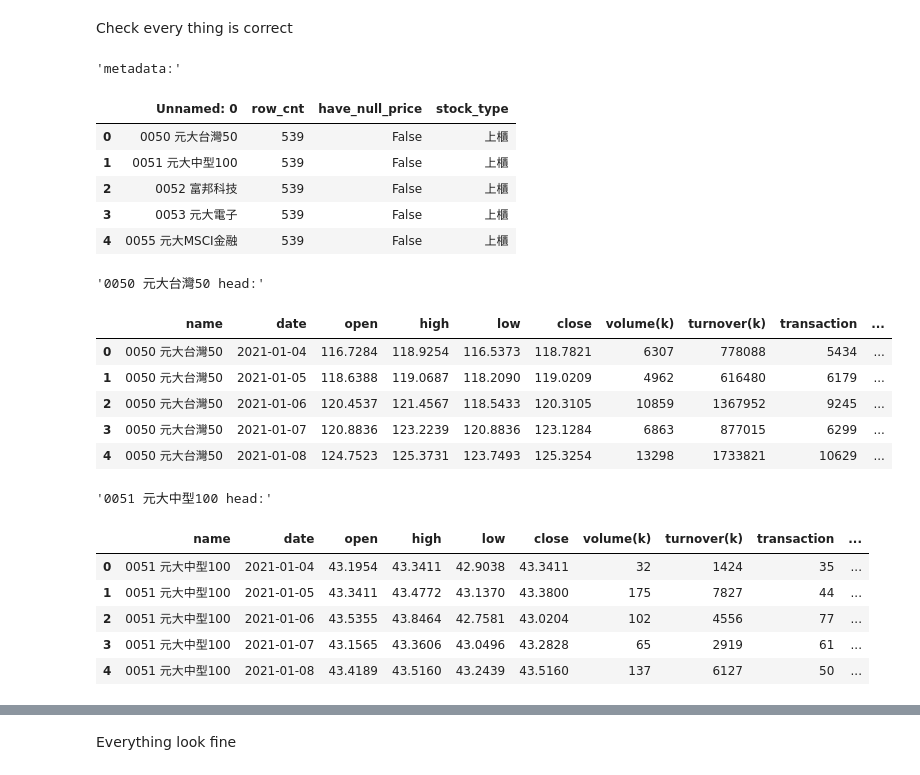
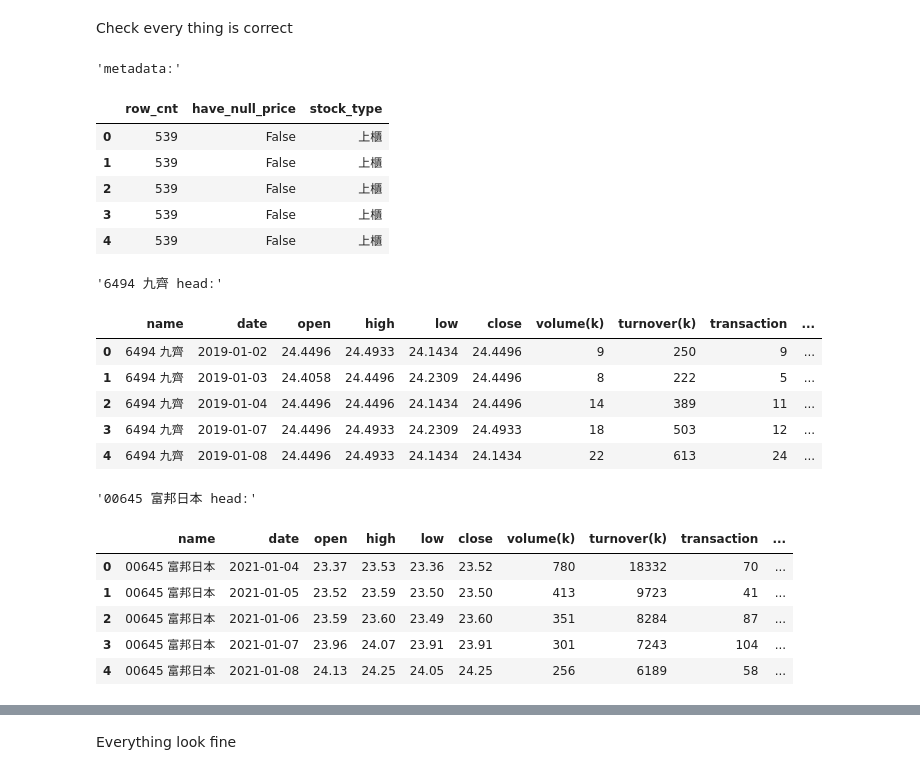
Before and after one commit to easonyu0203/2023-2-data-analyze-midterm, a Jupyter notebook: organize/organize_stock_data.ipynb, the cells around one changed output, grey strips where cells are left out. Saved outputs shown, nothing was run; the diff lists cells and outputs as text; code cells hidden in the pictures.

Commit message:
feat: change store in csv from excel

```diff
--- a/Organize_stock_dataset.ipynb
+++ b/organize/organize_stock_data.ipynb
@@ -12,9 +20,9 @@ from tqdm import tqdm
 # Configuration
 # %%
 DATA_DIR = "./bda2023_mid_dataset"
-ORGANIZED_DATASET_DIR = "./organized_dataset"
+STOCKS_DIR = "./organized_data/stocks"
+METADATA_PATH = "./organized_data/stock_metadata.csv"
 RAW_DATASET_NAME = 'stock_data_2019-2023.xlsx'
-ORGANIZED_DATASET_NAME = "stocks.xlsx"
 RENAMED_COLUMNS = [
     'name', 'date', 'open', 'high', 'low', 'close', 'volume(k)', 'turnover(k)', 'transaction', 'outstanding(k)', 'pe', 'pb'
 ]
@@ -178,8 +186,10 @@ stock_metadata_df.head()
 # %% [markdown]
 Save metadata and stock dfs to excel, each df will be a sheet
 # %%
-# save to excel
-with pd.ExcelWriter(Path(ORGANIZED_DATASET_DIR, ORGANIZED_DATASET_NAME)) as writer:
-    stock_metadata_df.to_excel(writer, sheet_name='metadata')
-    for stock_id, df in tqdm(stock_dfs.items()):
-        df.to_excel(writer, sheet_name=stock_id, index=False)
+# save to csv
+os.makedirs(STOCKS_DIR, exist_ok=True)
+metadata_csv_path = Path(METADATA_PATH)
+stock_metadata_df.to_csv(metadata_csv_path, index=False)
+for stock_id, df in tqdm(stock_dfs.items()):
+    csv_file_path = Path(ORGANIZED_DATASET_DIR, f"{stock_id}.csv")
+    df.to_csv(csv_file_path, index=False)
@@ -194,41 +197,39 @@ ValueError: seek of closed file
 Check every thing is correct
 # %%
 # check every thing is correct
-with pd.ExcelFile(Path(ORGANIZED_DATASET_DIR, ORGANIZED_DATASET_NAME)) as excel_file:
-    # get sheet names
-    sheet_names = excel_file.sheet_names
-    # load all sheets
-    dfs = {sheet_name: excel_file.parse(sheet_name) for sheet_name in sheet_names}
-    # check metadata
-    metadata_df = dfs['metadata']
-    display("metadata:")
-    display(metadata_df.head())
+metadata_df = pd.read_csv(Path(METADATA_PATH))
+display("metadata:")
+display(metadata_df.head())
+
+# read all csv in STOCKS_DIR
+dfs = dict()
+for csv_file_path in Path(STOCKS_DIR).glob("*.csv"):
+    stock_id = csv_file_path.stem
+    dfs[stock_id] = pd.read_csv(csv_file_path)
+# check random 3 stocks
+for stock_id in list(dfs.keys())[1:4]:
+    display(f"{stock_id} head:")
+    display(dfs[stock_id].head())
     print()
-
-    # check random 3 stocks
-    for stock_id in list(dfs.keys())[1:4]:
-        display(f"{stock_id} head:")
-        display(dfs[stock_id].head())
-        print()
 # %% [output]
 'metadata:'
-|  | Unnamed: 0 | row_cnt | have_null_price | stock_type |
-| 0 | 0050 元大台灣50 | 539 | False | 上櫃 |
-| 1 | 0051 元大中型100 | 539 | False | 上櫃 |
-| 2 | 0052 富邦科技 | 539 | False | 上櫃 |
-| 3 | 0053 元大電子 | 539 | False | 上櫃 |
-| 4 | 0055 元大MSCI金融 | 539 | False | 上櫃 |
+|  | row_cnt | have_null_price | stock_type |
+| 0 | 539 | False | 上櫃 |
+| 1 | 539 | False | 上櫃 |
+| 2 | 539 | False | 上櫃 |
+| 3 | 539 | False | 上櫃 |
+| 4 | 539 | False | 上櫃 |
-'0050 元大台灣50 head:'
+'6494 九齊 head:'
 |  | name | date | open | high | low | close | volume(k) | turnover(k) | transaction | ... |
-| 0 | 0050 元大台灣50 | 2021-01-04 | 116.7284 | 118.9254 | 116.5373 | 118.7821 | 6307 | 778088 | 5434 | ... |
-| 1 | 0050 元大台灣50 | 2021-01-05 | 118.6388 | 119.0687 | 118.2090 | 119.0209 | 4962 | 616480 | 6179 | ... |
-| 2 | 0050 元大台灣50 | 2021-01-06 | 120.4537 | 121.4567 | 118.5433 | 120.3105 | 10859 | 1367952 | 9245 | ... |
-| 3 | 0050 元大台灣50 | 2021-01-07 | 120.8836 | 123.2239 | 120.8836 | 123.1284 | 6863 | 877015 | 6299 | ... |
-| 4 | 0050 元大台灣50 | 2021-01-08 | 124.7523 | 125.3731 | 123.7493 | 125.3254 | 13298 | 1733821 | 10629 | ... |
+| 0 | 6494 九齊 | 2019-01-02 | 24.4496 | 24.4933 | 24.1434 | 24.4496 | 9 | 250 | 9 | ... |
+| 1 | 6494 九齊 | 2019-01-03 | 24.4058 | 24.4496 | 24.2309 | 24.4496 | 8 | 222 | 5 | ... |
+| 2 | 6494 九齊 | 2019-01-04 | 24.4496 | 24.4496 | 24.1434 | 24.4496 | 14 | 389 | 11 | ... |
+| 3 | 6494 九齊 | 2019-01-07 | 24.4496 | 24.4933 | 24.2309 | 24.4933 | 18 | 503 | 12 | ... |
+| 4 | 6494 九齊 | 2019-01-08 | 24.4496 | 24.4933 | 24.1434 | 24.1434 | 22 | 613 | 24 | ... |
-'0051 元大中型100 head:'
+'00645 富邦日本 head:'
 |  | name | date | open | high | low | close | volume(k) | turnover(k) | transaction | ... |
-| 0 | 0051 元大中型100 | 2021-01-04 | 43.1954 | 43.3411 | 42.9038 | 43.3411 | 32 | 1424 | 35 | ... |
-| 1 | 0051 元大中型100 | 2021-01-05 | 43.3411 | 43.4772 | 43.1370 | 43.3800 | 175 | 7827 | 44 | ... |
-| 2 | 0051 元大中型100 | 2021-01-06 | 43.5355 | 43.8464 | 42.7581 | 43.0204 | 102 | 4556 | 77 | ... |
-| 3 | 0051 元大中型100 | 2021-01-07 | 43.1565 | 43.3606 | 43.0496 | 43.2828 | 65 | 2919 | 61 | ... |
-| 4 | 0051 元大中型100 | 2021-01-08 | 43.4189 | 43.5160 | 43.2439 | 43.5160 | 137 | 6127 | 50 | ... |
+| 0 | 00645 富邦日本 | 2021-01-04 | 23.37 | 23.53 | 23.36 | 23.52 | 780 | 18332 | 70 | ... |
+| 1 | 00645 富邦日本 | 2021-01-05 | 23.52 | 23.59 | 23.50 | 23.50 | 413 | 9723 | 41 | ... |
+| 2 | 00645 富邦日本 | 2021-01-06 | 23.59 | 23.60 | 23.49 | 23.60 | 351 | 8284 | 87 | ... |
+| 3 | 00645 富邦日本 | 2021-01-07 | 23.96 | 24.07 | 23.91 | 23.91 | 301 | 7243 | 104 | ... |
+| 4 | 00645 富邦日本 | 2021-01-08 | 24.13 | 24.25 | 24.05 | 24.25 | 256 | 6189 | 58 | ... |
```
Also changed, not shown: parts of 3 cells of this notebook, 7 other files.
